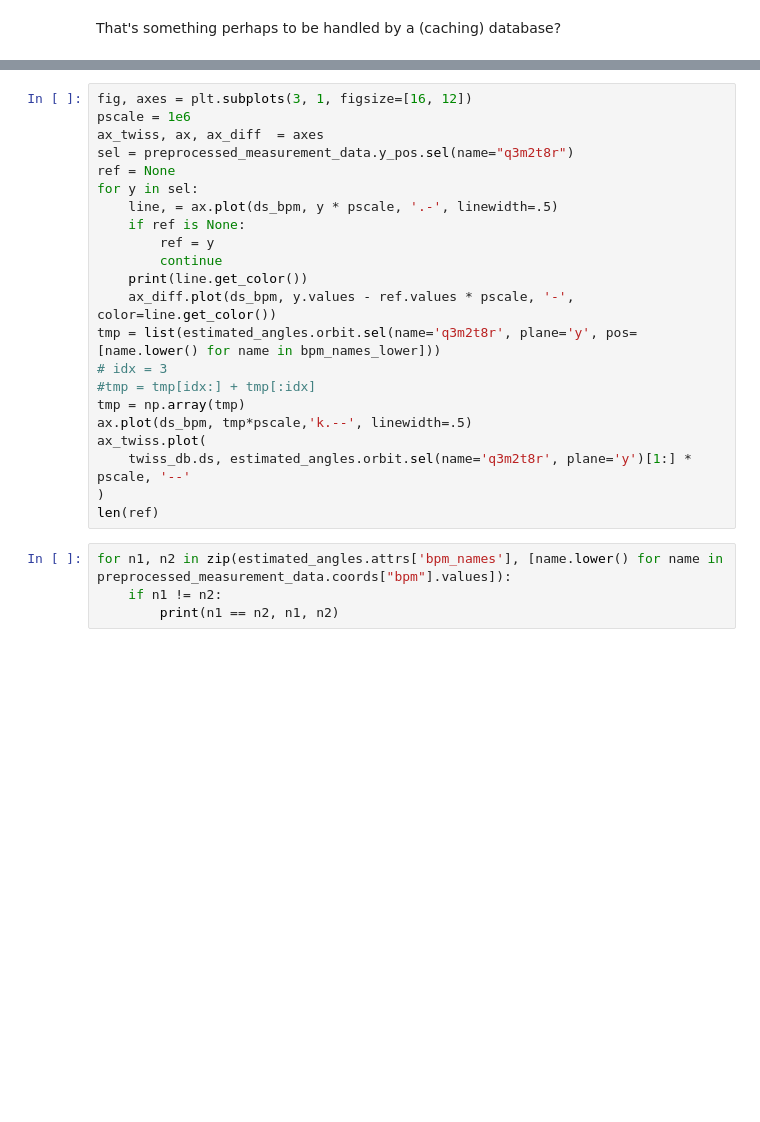
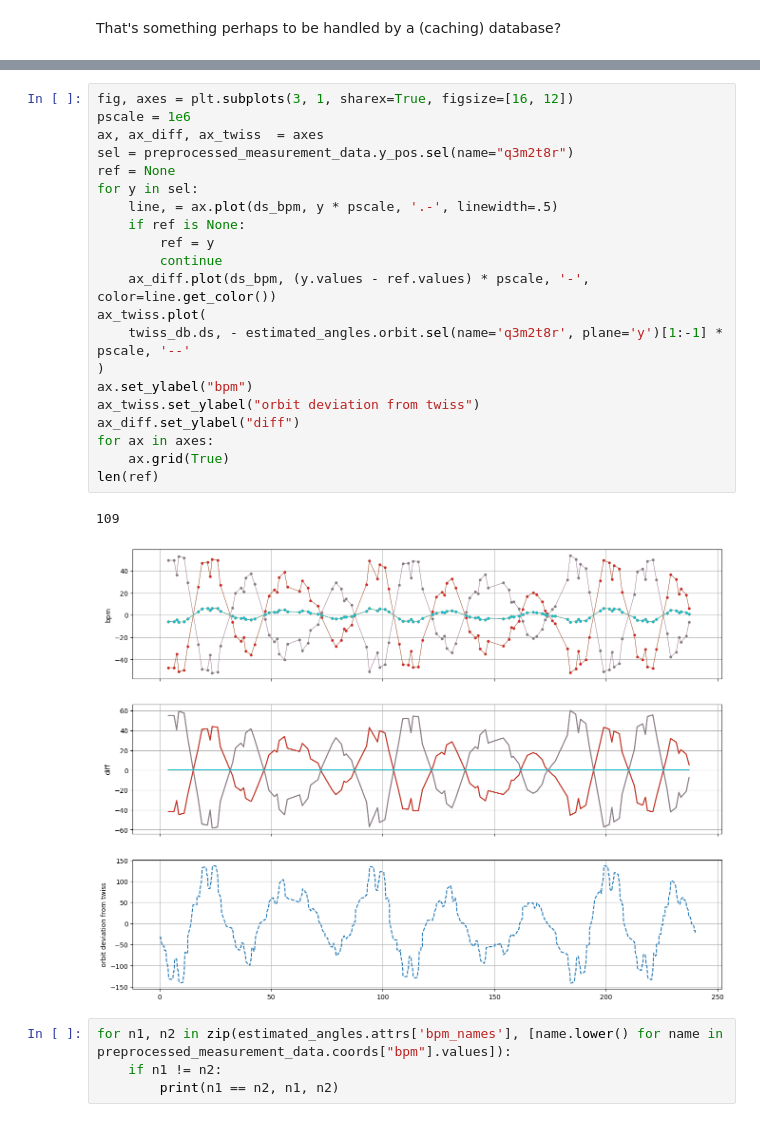
Before and after one commit to hz-b/bact-analysis-bessyii, a Jupyter notebook: notebooks/comparing_bba_data.ipynb, the cells around one changed output, grey strips where cells are left out. Saved outputs shown, nothing was run; the diff lists cells and outputs as text; blank space fills up the shorter version.

```diff
--- a/notebooks/comparing_bba_data.ipynb
+++ b/notebooks/comparing_bba_data.ipynb
@@ -65,25 +161,27 @@ len(ds_bpm)
 # %%
-fig, axes = plt.subplots(3, 1, figsize=[16, 12])
+fig, axes = plt.subplots(3, 1, sharex=True, figsize=[16, 12])
 pscale = 1e6
-ax_twiss, ax, ax_diff  = axes
+ax, ax_diff, ax_twiss  = axes
 sel = preprocessed_measurement_data.y_pos.sel(name="q3m2t8r")
 ref = None
 for y in sel:
     line, = ax.plot(ds_bpm, y * pscale, '.-', linewidth=.5)
     if ref is None:
         ref = y
         continue
-    print(line.get_color())
-    ax_diff.plot(ds_bpm, y.values - ref.values * pscale, '-', color=line.get_color())
-tmp = list(estimated_angles.orbit.sel(name='q3m2t8r', plane='y', pos=[name.lower() for name in bpm_names_lower]))
-# idx = 3
-#tmp = tmp[idx:] + tmp[:idx]
-tmp = np.array(tmp)
-ax.plot(ds_bpm, tmp*pscale,'k.--', linewidth=.5)
+    ax_diff.plot(ds_bpm, (y.values - ref.values) * pscale, '-', color=line.get_color())
 ax_twiss.plot(
-    twiss_db.ds, estimated_angles.orbit.sel(name='q3m2t8r', plane='y')[1:] * pscale, '--'
+    twiss_db.ds, - estimated_angles.orbit.sel(name='q3m2t8r', plane='y')[1:-1] * pscale, '--'
 )
+ax.set_ylabel("bpm")
+ax_twiss.set_ylabel("orbit deviation from twiss")
+ax_diff.set_ylabel("diff")
+for ax in axes:
+    ax.grid(True)
 len(ref)
+# %% [output]
+109
+[figure, added]
 # %%
 for n1, n2 in zip(estimated_angles.attrs['bpm_names'], [name.lower() for name in preprocessed_measurement_data.coords["bpm"].values]):
     if n1 != n2:
```
Also changed, not shown: parts of 19 cells of this notebook, 4 other files.
